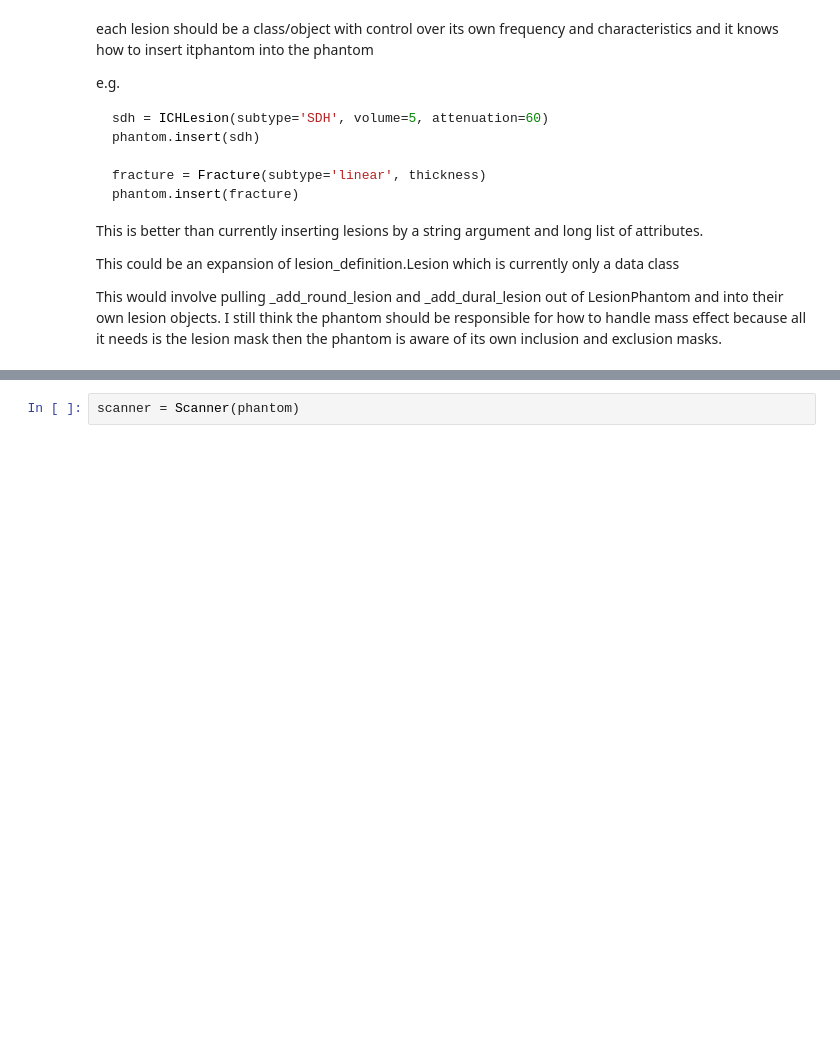
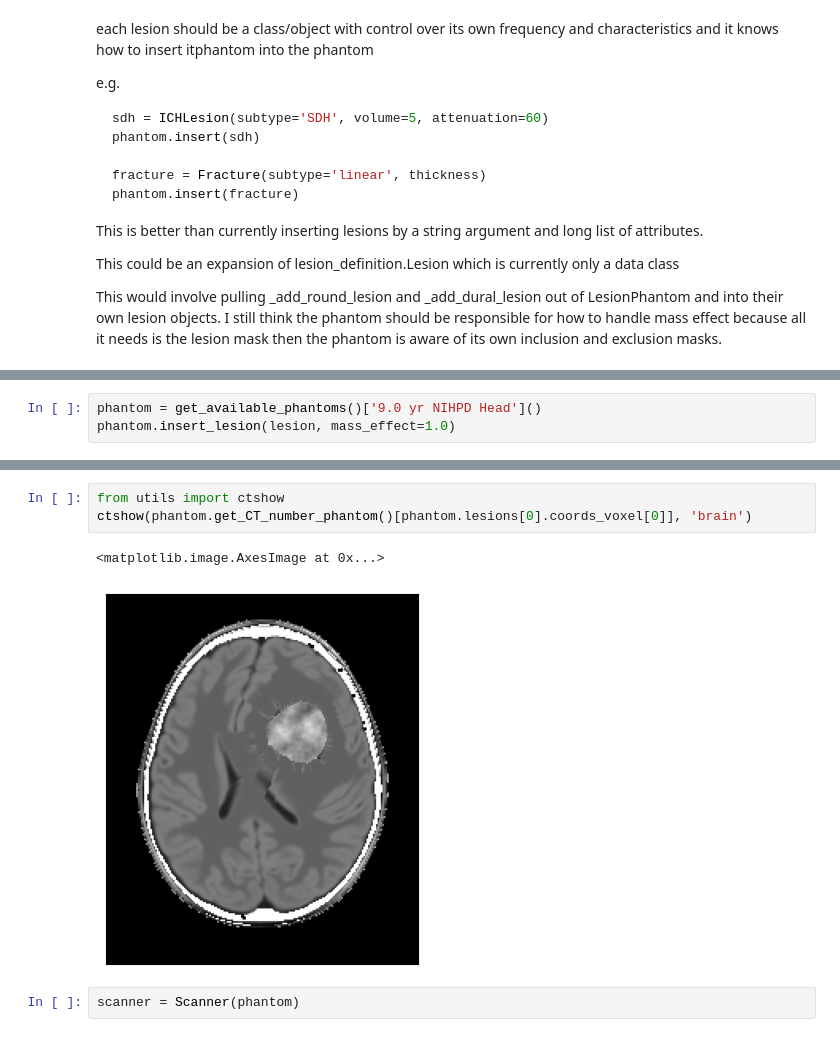
Before and after one commit to DIDSR/InSilicoICH, a Jupyter notebook: notebooks/03_studies.ipynb, the cells around one changed output, grey strips where cells are left out. Drawn from its saved outputs; the diff is of its cells as text; blank space fills up the shorter version.

```diff
--- a/notebooks/03_studies.ipynb
+++ b/notebooks/03_studies.ipynb
@@ -190,0 +177,3 @@ Mass effect strength: 0.0
+# %%
+phantom = get_available_phantoms()['9.0 yr NIHPD Head']()
+phantom.insert_lesion(lesion, mass_effect=1.0)
@@ -191,3 +189,9 @@ Mass effect strength: 0.0
+# %%
+from utils import ctshow
+ctshow(phantom.get_CT_number_phantom()[phantom.lesions[0].coords_voxel[0]], 'brain')
+# %% [output]
+<matplotlib.image.AxesImage at 0x...>
+[figure, added]
 # %%
 scanner = Scanner(phantom)
 # %% [output]
```
Also changed, not shown: parts of 15 cells of this notebook, 3 other files.
